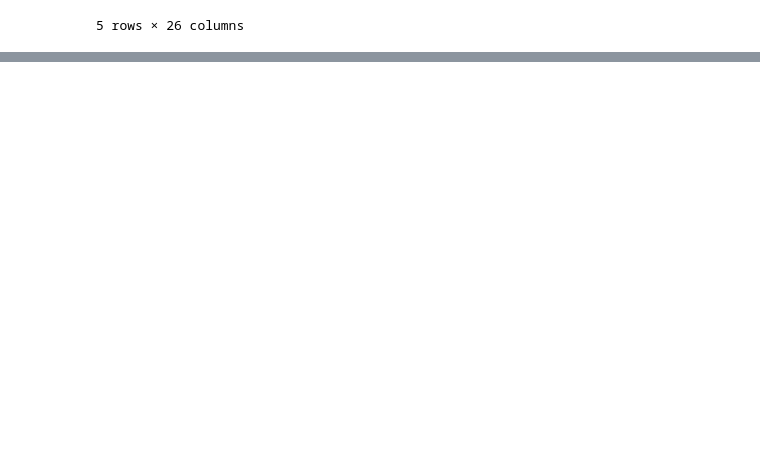
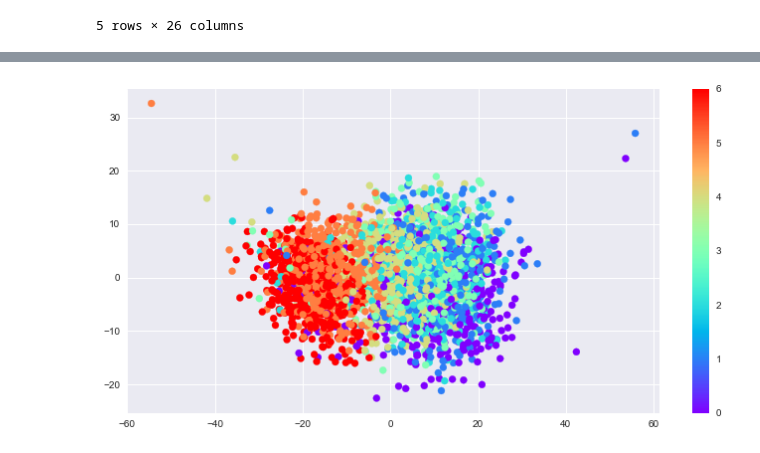
Before and after one commit to caheredia/chicago_crime_data, a Jupyter notebook: 2018-09-30 Chicago_Crime.ipynb, the cells around one changed output, grey strips where cells are left out. Drawn from its saved outputs; the diff is of its cells as text; code cells hidden in the pictures; blank space fills up the shorter version.

```diff
--- a/2018-09-30 Chicago_Crime.ipynb
+++ b/2018-09-30 Chicago_Crime.ipynb
@@ -191,8 +111,11 @@ loading_scores[loading_scores.index.isin(top_ten_genes)].sort_values(by=0,ascend
 # %%
 day_of_week = pd.DatetimeIndex(pivoted.columns).dayofweek
 # %%
+fig, ax = plt.subplots(1, 1, figsize=(12,6))
 plt.scatter(pca_df['PC1'],pca_df['PC2'], c = day_of_week, cmap='rainbow');
 plt.colorbar();
+# %% [output]
+[figure, added]
 # %%
 from sklearn.mixture import GaussianMixture
 gmm = GaussianMixture(2)
```
Also changed, not shown: parts of 59 cells of this notebook, 1 other file.
